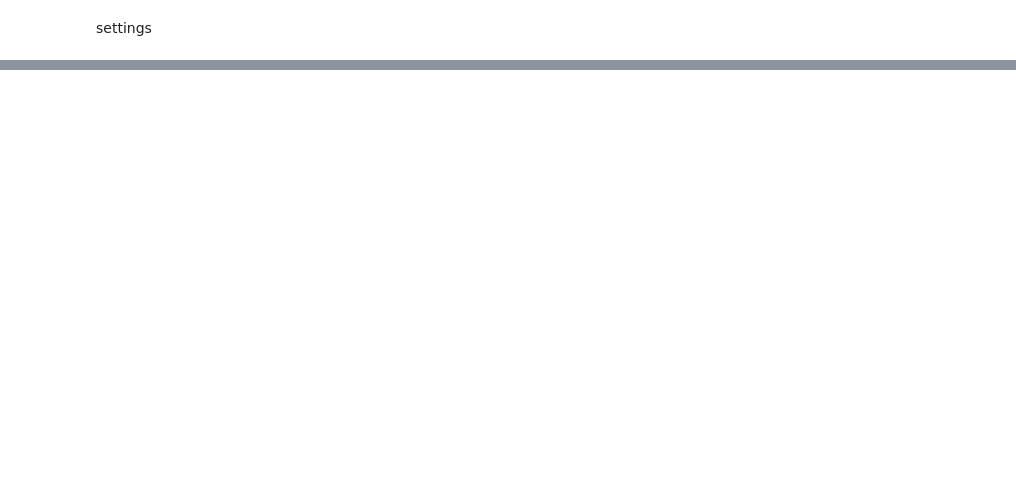
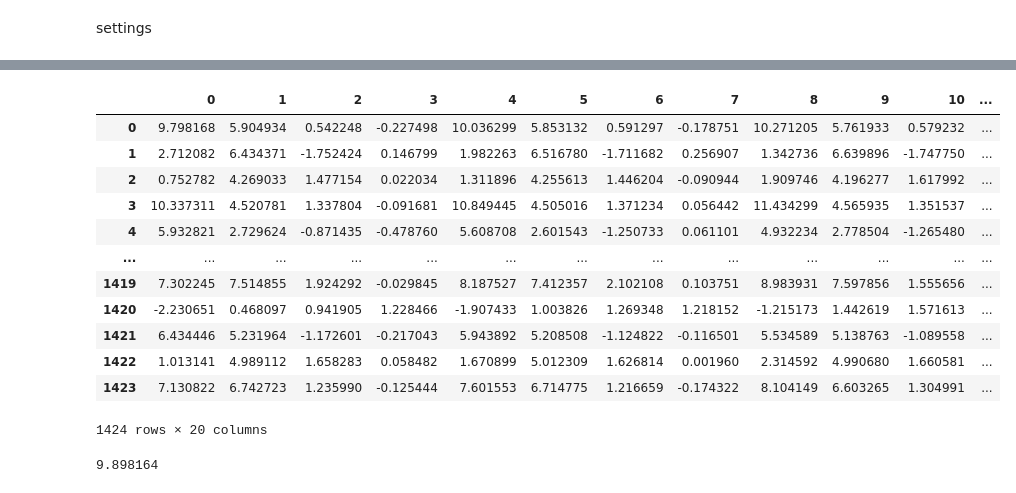
Before and after one commit to linsea94/motion_prediction, a Jupyter notebook: script/train_tf.ipynb, the cells around one changed output, grey strips where cells are left out. Drawn from its saved outputs; the diff is of its cells as text; code cells hidden in the pictures; blank space fills up the shorter version.

```diff
--- a/script/train_tf.ipynb
+++ b/script/train_tf.ipynb
@@ -75,5 +68,6 @@ def get_ADE_FDE(pred, test, pred_time):
 
 def buildTrainMap(train_map):
   train_map = train_map.to_numpy()
-  return train_map
+  train_map = train_map / 255
+  return train_map/255
 # %%
@@ -81,22 +80,26 @@ def buildTrainMap(train_map):
 # %%
 folder = "/home/linsea/motion_ws/src/motion_prediction/data/ETH/"
-i, testing_num = 1, 380
-map_size = 30
+file_num = 7122
+test_rate = 0.2
+test_num = int(file_num * test_rate)
+i = 1
+map_size = 20
 X_train ,Y_train , AG_train, Map_train= [], [], [], []
 X_test ,Y_test , AG_test, Map_test= [], [], [], []
 map_info = []
 index = 0
+AE_model = keras.models.load_model("/home/linsea/motion_ws/src/motion_prediction/script/AE.h5")
 
 for file in glob(os.path.join(folder+'train_x/',"*.csv")):
   index +=1
-  if index % 1000 == 0:
+  if index % 100 == 0:
     print(index)
   file_name = file.split('/')[-1]
   try:
     train_x = readFile(file)
     train_y = readFile(folder + 'train_y/' + file_name)
     train_ag = readFile(folder + 'train_ag/' + file_name)
-    train_map = readFile(folder + 'map_info/' + file_name)
+    train_map = pd.read_csv(folder + 'map_info/' + file_name, header=None)
   except:
     print(file_name, 'read error')
     continue
@@ -104,7 +107,9 @@ for file in glob(os.path.join(folder+'train_x/',"*.csv")):
   X, Y = buildTrainXY(train_x, train_y)
   AG = buildTrainAG(train_ag)
   MP = buildTrainMap(train_map)
-  if i > testing_num:
+  MP = MP.reshape(1, map_size, map_size, 1)
+  # MP = AE_model(MP)
+  if i > test_num:
     X_train.append(X)           #ped_state
     Y_train.append(Y)           #ped_pred
     AG_train.append(AG)         #ag
@@ -260,0 +334,23 @@ wandb.finish()
+# %%
+Y_test
+# %% [output]
+|  | 0 | 1 | 2 | 3 | 4 | 5 | 6 | 7 | 8 | 9 | 10 | ... |
+| 0 | 9.798168 | 5.904934 | 0.542248 | -0.227498 | 10.036299 | 5.853132 | 0.591297 | -0.178751 | 10.271205 | 5.761933 | 0.579232 | ... |
+| 1 | 2.712082 | 6.434371 | -1.752424 | 0.146799 | 1.982263 | 6.516780 | -1.711682 | 0.256907 | 1.342736 | 6.639896 | -1.747750 | ... |
+| 2 | 0.752782 | 4.269033 | 1.477154 | 0.022034 | 1.311896 | 4.255613 | 1.446204 | -0.090944 | 1.909746 | 4.196277 | 1.617992 | ... |
+| 3 | 10.337311 | 4.520781 | 1.337804 | -0.091681 | 10.849445 | 4.505016 | 1.371234 | 0.056442 | 11.434299 | 4.565935 | 1.351537 | ... |
+| 4 | 5.932821 | 2.729624 | -0.871435 | -0.478760 | 5.608708 | 2.601543 | -1.250733 | 0.061101 | 4.932234 | 2.778504 | -1.265480 | ... |
+| ... | ... | ... | ... | ... | ... | ... | ... | ... | ... | ... | ... | ... |
+| 1419 | 7.302245 | 7.514855 | 1.924292 | -0.029845 | 8.187527 | 7.412357 | 2.102108 | 0.103751 | 8.983931 | 7.597856 | 1.555656 | ... |
+| 1420 | -2.230651 | 0.468097 | 0.941905 | 1.228466 | -1.907433 | 1.003826 | 1.269348 | 1.218152 | -1.215173 | 1.442619 | 1.571613 | ... |
+| 1421 | 6.434446 | 5.231964 | -1.172601 | -0.217043 | 5.943892 | 5.208508 | -1.124822 | -0.116501 | 5.534589 | 5.138763 | -1.089558 | ... |
+| 1422 | 1.013141 | 4.989112 | 1.658283 | 0.058482 | 1.670899 | 5.012309 | 1.626814 | 0.001960 | 2.314592 | 4.990680 | 1.660581 | ... |
+| 1423 | 7.130822 | 6.742723 | 1.235990 | -0.125444 | 7.601553 | 6.714775 | 1.216659 | -0.174322 | 8.104149 | 6.603265 | 1.304991 | ... |
+1424 rows × 20 columns
+# %%
+pred_info = preds.iloc[index]
+ppp = pred_info[0]
+# pred_info = [[pred_info[i], pred_info[index][i+1]]]
+print(ppp)
+# %% [output]
+9.898164
```
Also changed, not shown: parts of 20 cells of this notebook, 5 other files.
